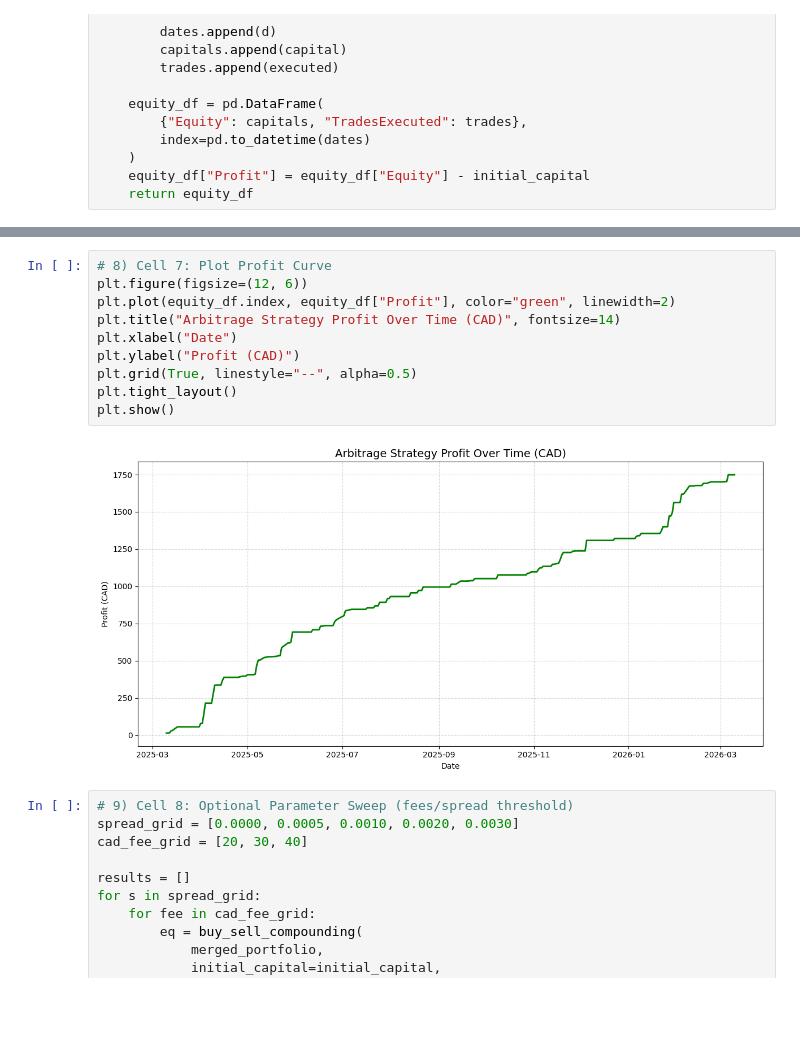
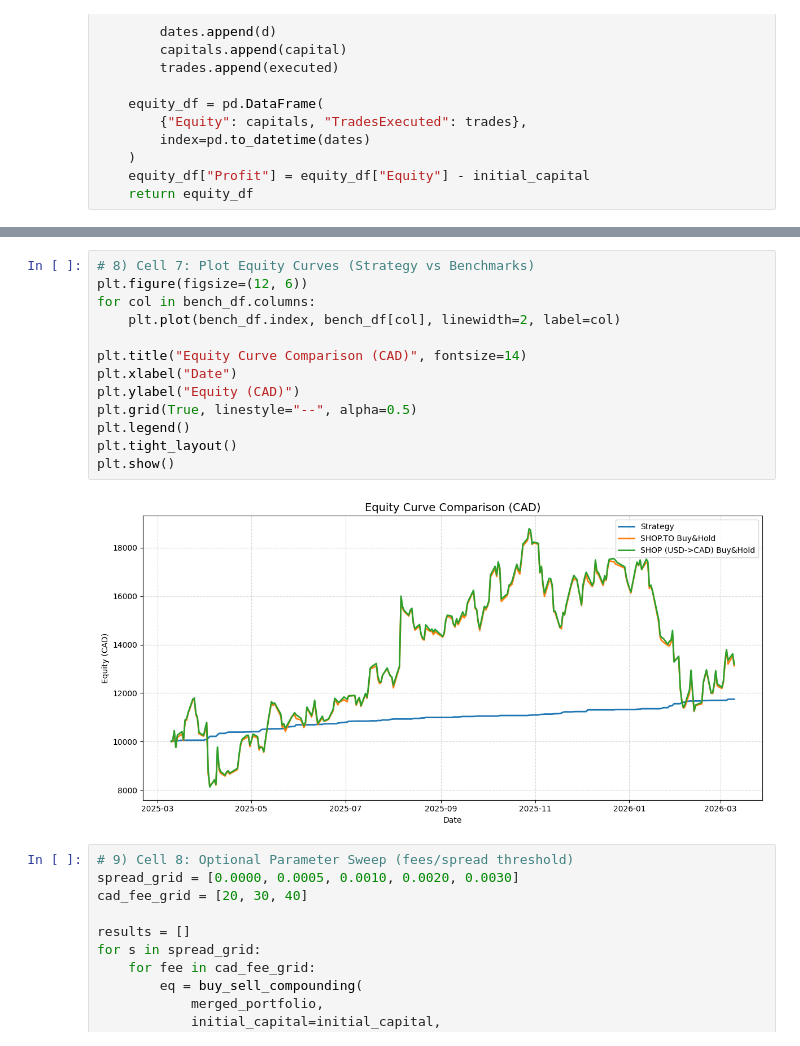
Before and after one commit to diyasaxena17/Cross-Border-Arbitrage-Simulator, a Jupyter notebook: cross-border-arbitrage-simulator/notebooks/cross_border_arbitrage_simulator.ipynb, the cells around one changed output, grey strips where cells are left out. Cells and saved outputs as stored; diff of their text form; blank space fills up the shorter version.

```diff
--- a/cross-border-arbitrage-simulator/notebooks/cross_border_arbitrage_simulator.ipynb
+++ b/cross-border-arbitrage-simulator/notebooks/cross_border_arbitrage_simulator.ipynb
@@ -186,15 +302,18 @@ Trades executed: 82
 # %%
-# 8) Cell 7: Plot Profit Curve
+# 8) Cell 7: Plot Equity Curves (Strategy vs Benchmarks)
 plt.figure(figsize=(12, 6))
-plt.plot(equity_df.index, equity_df["Profit"], color="green", linewidth=2)
-plt.title("Arbitrage Strategy Profit Over Time (CAD)", fontsize=14)
+for col in bench_df.columns:
+    plt.plot(bench_df.index, bench_df[col], linewidth=2, label=col)
+
+plt.title("Equity Curve Comparison (CAD)", fontsize=14)
 plt.xlabel("Date")
-plt.ylabel("Profit (CAD)")
+plt.ylabel("Equity (CAD)")
 plt.grid(True, linestyle="--", alpha=0.5)
+plt.legend()
 plt.tight_layout()
 plt.show()
 # %% [output]
-[figure, old version]
+[figure, new version]
 # %%
 # 9) Cell 8: Optional Parameter Sweep (fees/spread threshold)
 spread_grid = [0.0000, 0.0005, 0.0010, 0.0020, 0.0030]
```
Also changed, not shown: parts of 3 cells of this notebook, 1 other file.
